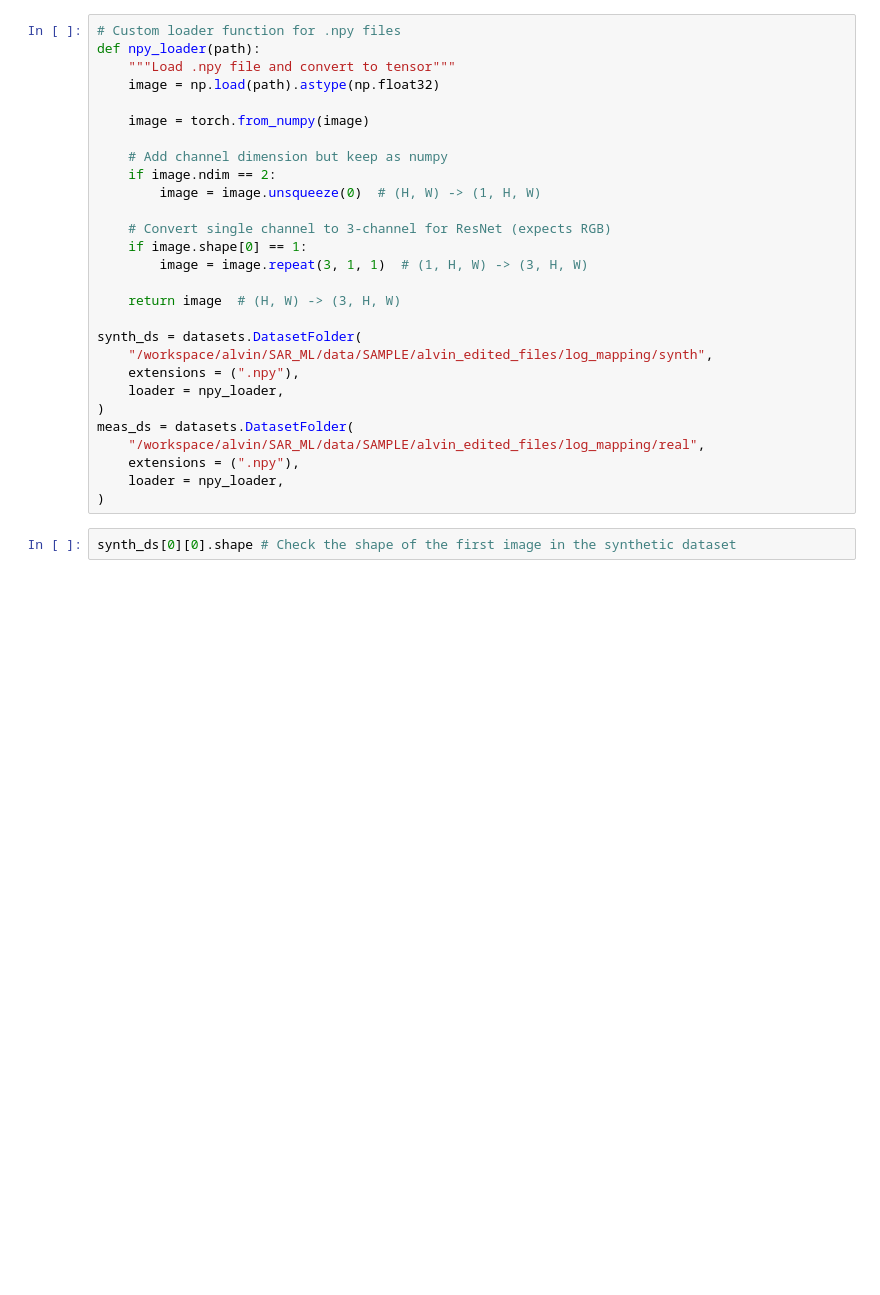
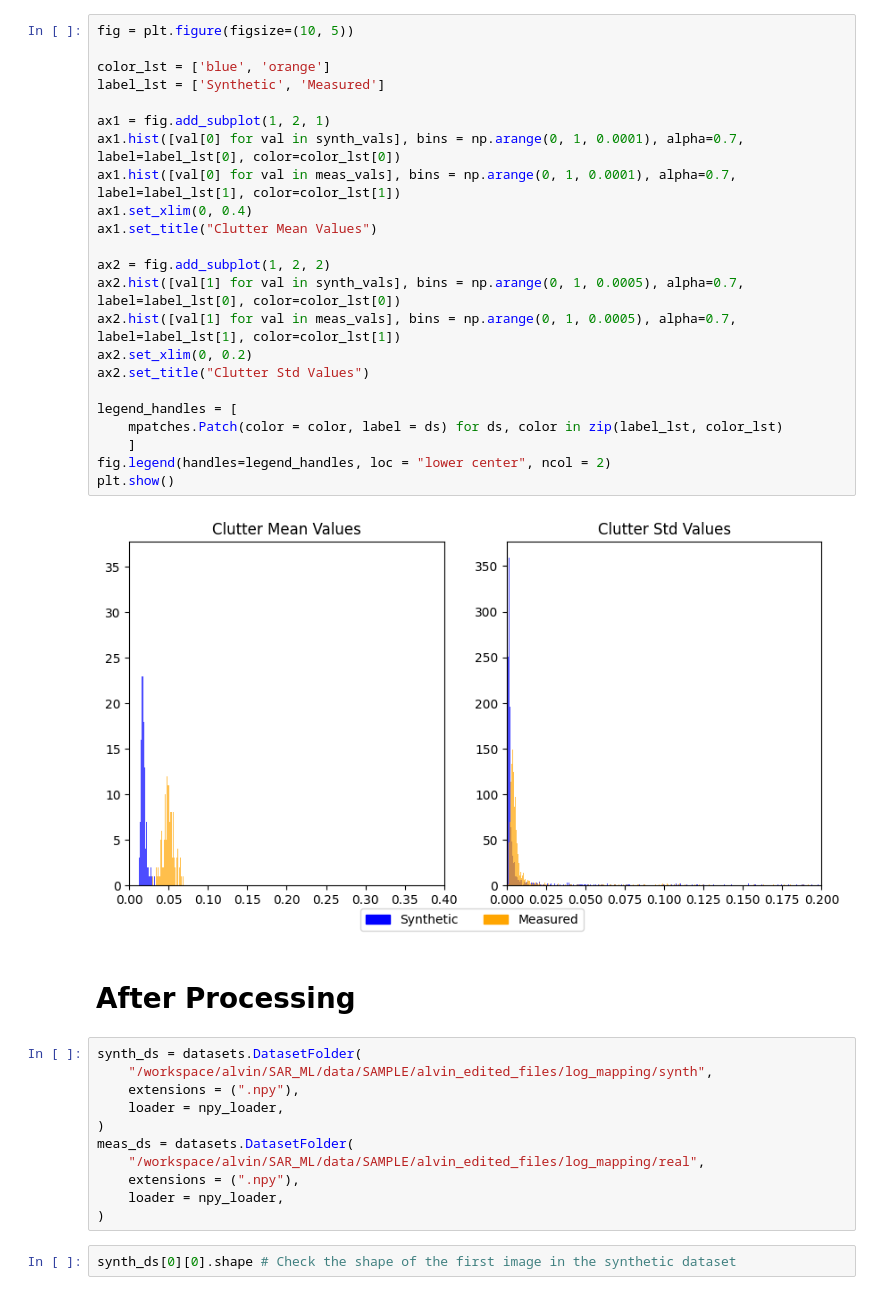
Before and after one commit to alvin-ng44/SAR_ML, a Jupyter notebook: notebooks/SSR/basic_analysis.ipynb, the cells around one changed output. Drawn from its saved outputs; the diff is of its cells as text; blank space fills up the shorter version.

```diff
--- a/notebooks/SSR/basic_analysis.ipynb
+++ b/notebooks/SSR/basic_analysis.ipynb
@@ -9,21 +55,31 @@ from torchvision import datasets, transforms
+# %%
+fig = plt.figure(figsize=(10, 5))
+
+color_lst = ['blue', 'orange']
+label_lst = ['Synthetic', 'Measured']
+
+ax1 = fig.add_subplot(1, 2, 1)
+ax1.hist([val[0] for val in synth_vals], bins = np.arange(0, 1, 0.0001), alpha=0.7, label=label_lst[0], color=color_lst[0])
+ax1.hist([val[0] for val in meas_vals], bins = np.arange(0, 1, 0.0001), alpha=0.7, label=label_lst[1], color=color_lst[1])
+ax1.set_xlim(0, 0.4)
+ax1.set_title("Clutter Mean Values")
+
+ax2 = fig.add_subplot(1, 2, 2)
+ax2.hist([val[1] for val in synth_vals], bins = np.arange(0, 1, 0.0005), alpha=0.7, label=label_lst[0], color=color_lst[0])
+ax2.hist([val[1] for val in meas_vals], bins = np.arange(0, 1, 0.0005), alpha=0.7, label=label_lst[1], color=color_lst[1])
+ax2.set_xlim(0, 0.2)
+ax2.set_title("Clutter Std Values")
+
+legend_handles = [
+    mpatches.Patch(color = color, label = ds) for ds, color in zip(label_lst, color_lst)
+    ]
+fig.legend(handles=legend_handles, loc = "lower center", ncol = 2)
+plt.show()
+# %% [output]
+[figure, added]
+# %% [markdown]
+# After Processing
 # %%
-# Custom loader function for .npy files
-def npy_loader(path):
-    """Load .npy file and convert to tensor"""
-    image = np.load(path).astype(np.float32)
-
-    image = torch.from_numpy(image)
-
-    # Add channel dimension but keep as numpy
-    if image.ndim == 2:
-        image = image.unsqueeze(0)  # (H, W) -> (1, H, W)
-
-    # Convert single channel to 3-channel for ResNet (expects RGB)
-    if image.shape[0] == 1:
-        image = image.repeat(3, 1, 1)  # (1, H, W) -> (3, H, W)
-
-    return image  # (H, W) -> (3, H, W)
-
 synth_ds = datasets.DatasetFolder(
     "/workspace/alvin/SAR_ML/data/SAMPLE/alvin_edited_files/log_mapping/synth",
     extensions = (".npy"),
```
Also changed, not shown: parts of 6 cells of this notebook, 1 other file.
